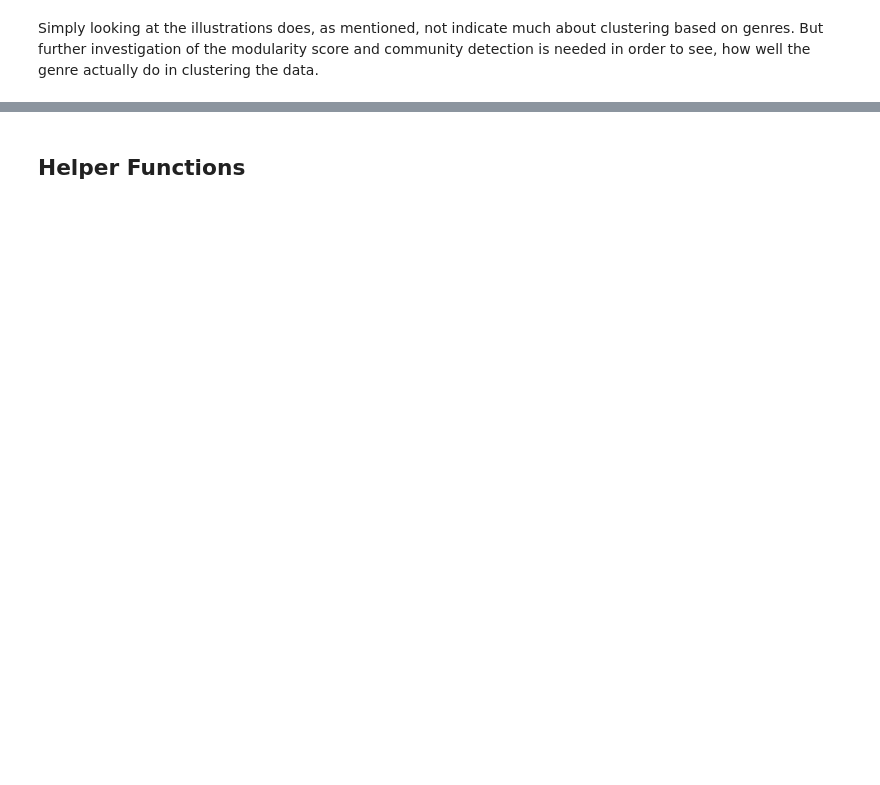
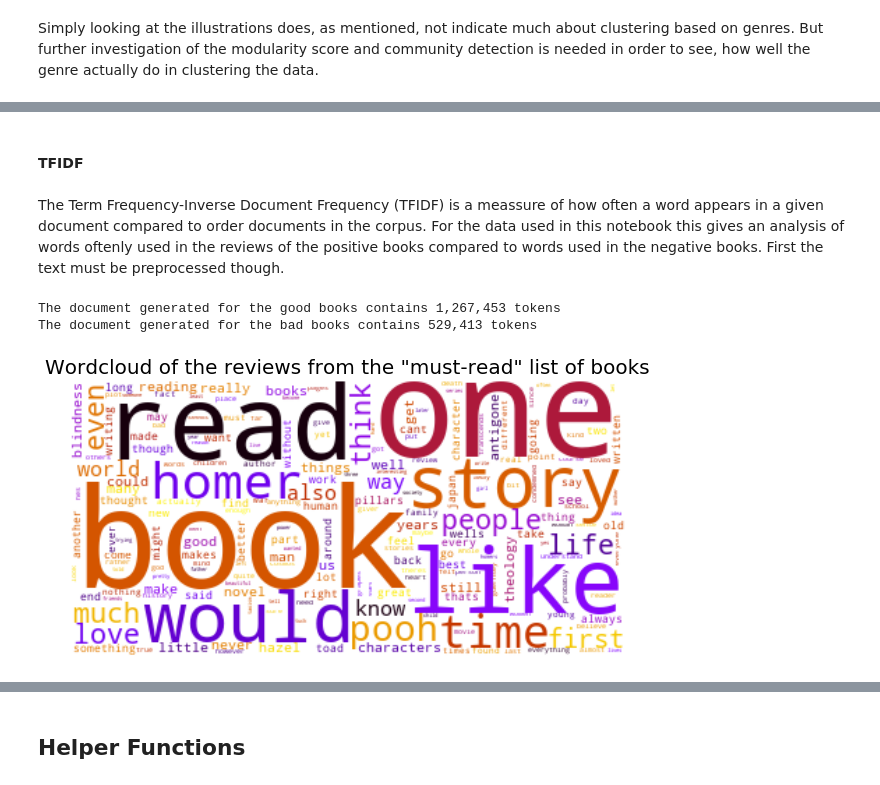
Before and after one commit to benj1003/Goodreads_network, a Jupyter notebook: Code/Explainer Notebook.ipynb, the cells around one changed output, grey strips where cells are left out. Saved outputs shown, nothing was run; the diff lists cells and outputs as text; code cells hidden in the pictures; blank space fills up the shorter version.

```diff
--- a/Code/Explainer Notebook.ipynb
+++ b/Code/Explainer Notebook.ipynb
@@ -471,0 +498,5 @@ Based on the network-illustration and especially the modularity score and confus
+# %% [markdown]
+#### TFIDF <a class="anchor" id="text"></a>
+# %% [markdown]
+The Term Frequency-Inverse Document Frequency (TFIDF) is a meassure of how often a word appears in a given document compared to order documents in the corpus. For the data used in this notebook this gives an analysis of words oftenly used in the reviews of the positive books compared to words used in the negative books.
+First the text must be preprocessed though.
@@ -471,0 +565,46 @@ Based on the network-illustration and especially the modularity score and confus
+# %%
+print(f"The document generated for the good books contains {len(pos_revs):,} tokens")
+print(f"The document generated for the bad books contains {len(neg_revs):,} tokens")
+# %% [output]
+The document generated for the good books contains 1,267,453 tokens
+The document generated for the bad books contains 529,413 tokens
+# %%
+from sklearn.feature_extraction.text import TfidfVectorizer
+
+def vectorize_list(doc):
+    return doc
+
+tfidf = TfidfVectorizer(
+    analyzer='word',
+    tokenizer=vectorize_list,
+    preprocessor=vectorize_list,
+    token_pattern=None,
+    norm='l2',
+    min_df=0,
+    use_idf=True,
+    smooth_idf=False,
+    sublinear_tf=True)
+
+vectors = tfidf.fit_transform([pos_revs, neg_revs])
+# %%
+feature_names = tfidf.get_feature_names()
+dense = vectors.todense()
+denselist = dense.tolist()
+df = pd.DataFrame(denselist, columns=feature_names)
+# %%
+pos = dict(df.iloc[0,:])
+neg = dict(df.iloc[1,:])
+# %%
+def gen_wordcloud(d, title):
+    wordcloud = WordCloud(background_color="white",
+                    colormap="gnuplot")
+    wordcloud.generate_from_frequencies(frequencies=pos)
+    fig = plt.figure(figsize = (10,20))
+    plt.imshow(wordcloud, interpolation = "bilinear")
+    plt.axis("off")
+    plt.title(title, fontsize = 20)
+    plt.show()
+# %%
+gen_wordcloud(pos, 'Wordcloud of the reviews from the "must-read" list of books')
+# %% [output]
+[figure, added]
```
Also changed, not shown: parts of 46 cells of this notebook.
